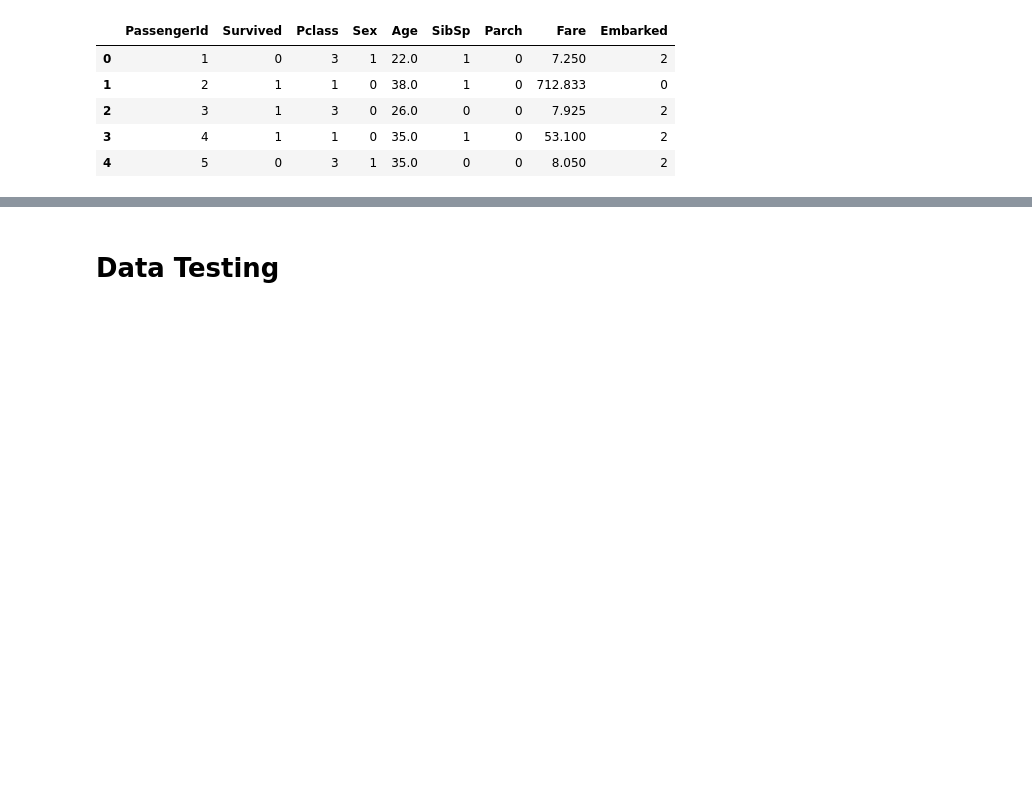
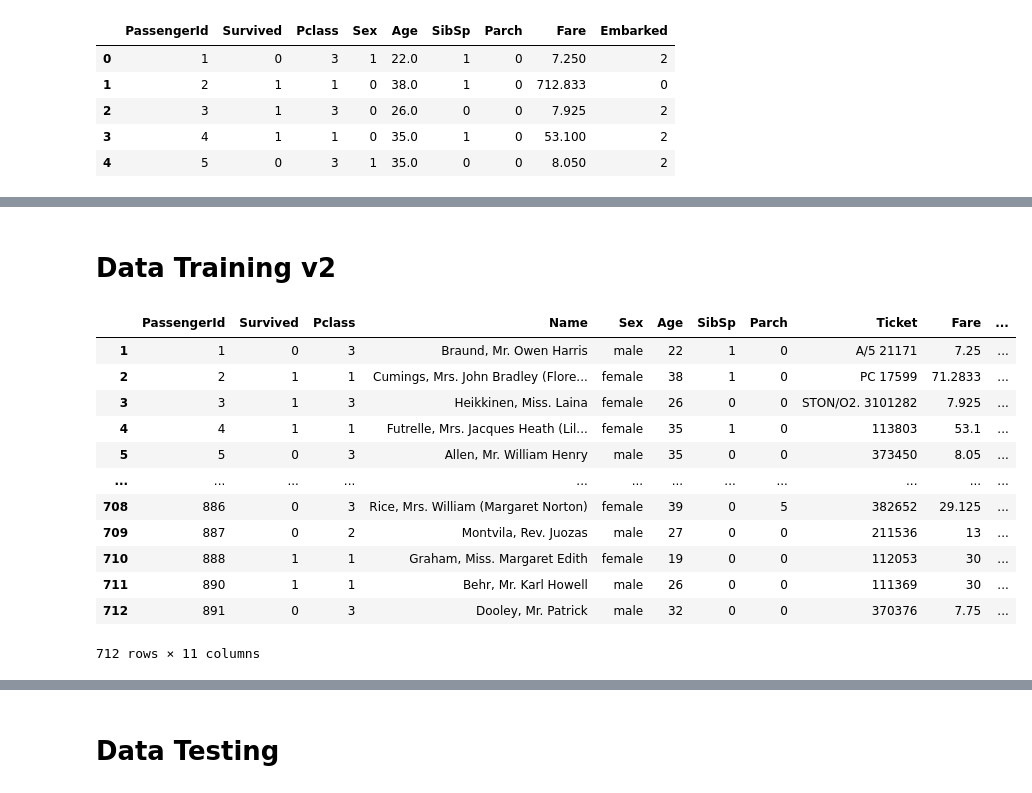
Before and after one commit to WawanWidiantara/Single-Layer-Perceptron, a Jupyter notebook: Single-Layer-Perceptron/experiment/allan-slp.ipynb, the cells around one changed output, grey strips where cells are left out. Saved outputs shown, nothing was run; the diff lists cells and outputs as text; code cells hidden in the pictures; blank space fills up the shorter version.

```diff
--- a/Single-Layer-Perceptron/experiment/allan-slp.ipynb
+++ b/Single-Layer-Perceptron/experiment/allan-slp.ipynb
@@ -186,0 +172,28 @@ normalize_data_train
+# %% [markdown]
+# Data Training v2
+# %%
+from sklearn.preprocessing import LabelEncoder, MinMaxScaler
+df_v2 = pd.read_csv(r"C:\Users\Allan\Desktop\Artificial-Neural-Network\Single-Layer-Perceptron\data\train_data_cl_v2.csv", header=None, names=list(range(13)))
+
+# Assuming your DataFrame is named df
+df_v2.columns = df_v2.iloc[0]
+df_v2 = df_v2[1:]
+
+df_v2 = df_v2.dropna(axis=1)
+
+
+df_v2
+# %% [output]
+|  | PassengerId | Survived | Pclass | Name | Sex | Age | SibSp | Parch | Ticket | Fare | ... |
+| 1 | 1 | 0 | 3 | Braund, Mr. Owen Harris | male | 22 | 1 | 0 | A/5 21171 | 7.25 | ... |
+| 2 | 2 | 1 | 1 | Cumings, Mrs. John Bradley (Flore... | female | 38 | 1 | 0 | PC 17599 | 71.2833 | ... |
+| 3 | 3 | 1 | 3 | Heikkinen, Miss. Laina | female | 26 | 0 | 0 | STON/O2. 3101282 | 7.925 | ... |
+| 4 | 4 | 1 | 1 | Futrelle, Mrs. Jacques Heath (Lil... | female | 35 | 1 | 0 | 113803 | 53.1 | ... |
+| 5 | 5 | 0 | 3 | Allen, Mr. William Henry | male | 35 | 0 | 0 | 373450 | 8.05 | ... |
+| ... | ... | ... | ... | ... | ... | ... | ... | ... | ... | ... | ... |
+| 708 | 886 | 0 | 3 | Rice, Mrs. William (Margaret Norton) | female | 39 | 0 | 5 | 382652 | 29.125 | ... |
+| 709 | 887 | 0 | 2 | Montvila, Rev. Juozas | male | 27 | 0 | 0 | 211536 | 13 | ... |
+| 710 | 888 | 1 | 1 | Graham, Miss. Margaret Edith | female | 19 | 0 | 0 | 112053 | 30 | ... |
+| 711 | 890 | 1 | 1 | Behr, Mr. Karl Howell | male | 26 | 0 | 0 | 111369 | 30 | ... |
+| 712 | 891 | 0 | 3 | Dooley, Mr. Patrick | male | 32 | 0 | 0 | 370376 | 7.75 | ... |
+712 rows × 11 columns
```
Also changed, not shown: parts of 37 cells of this notebook.
